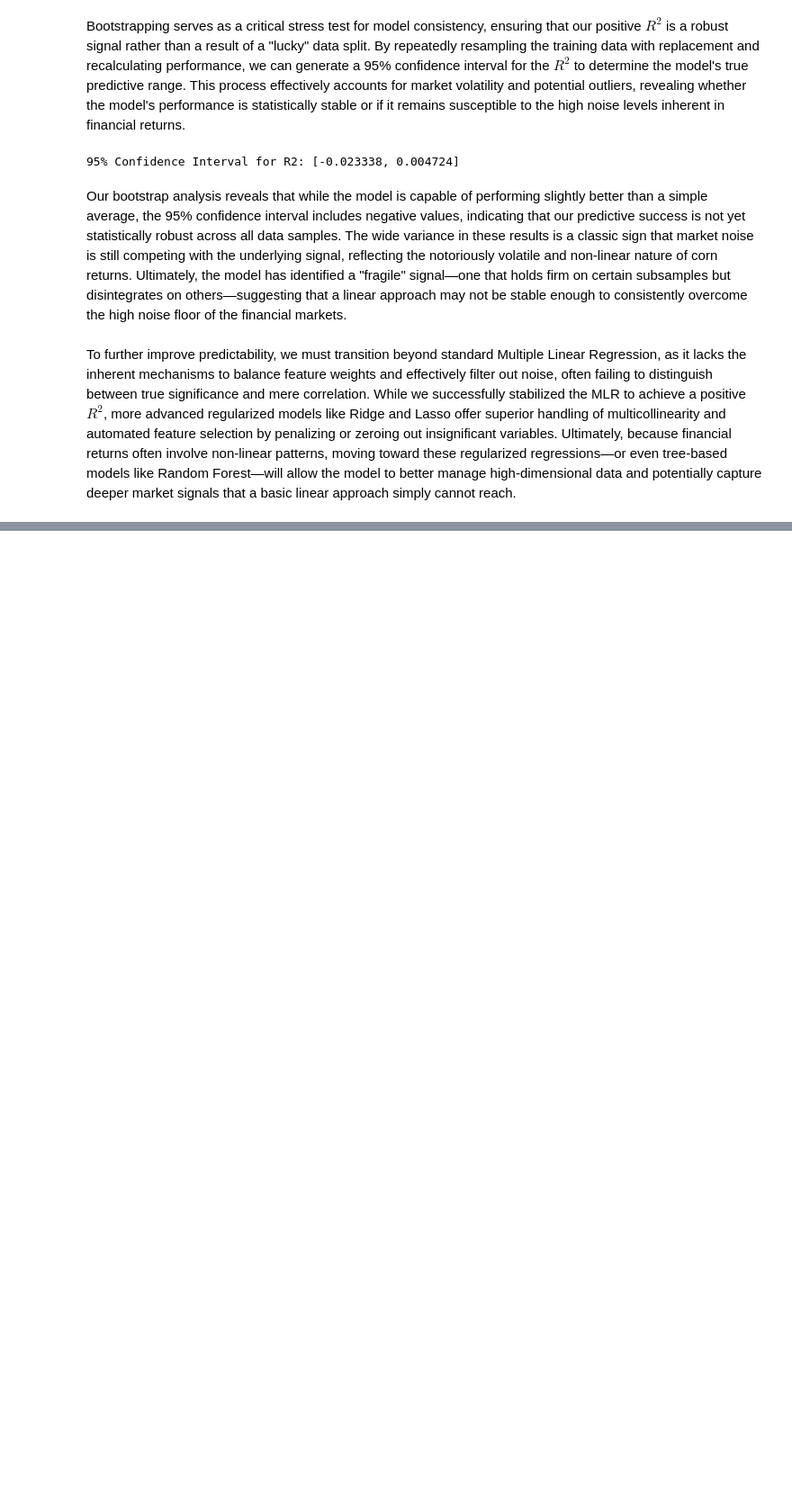
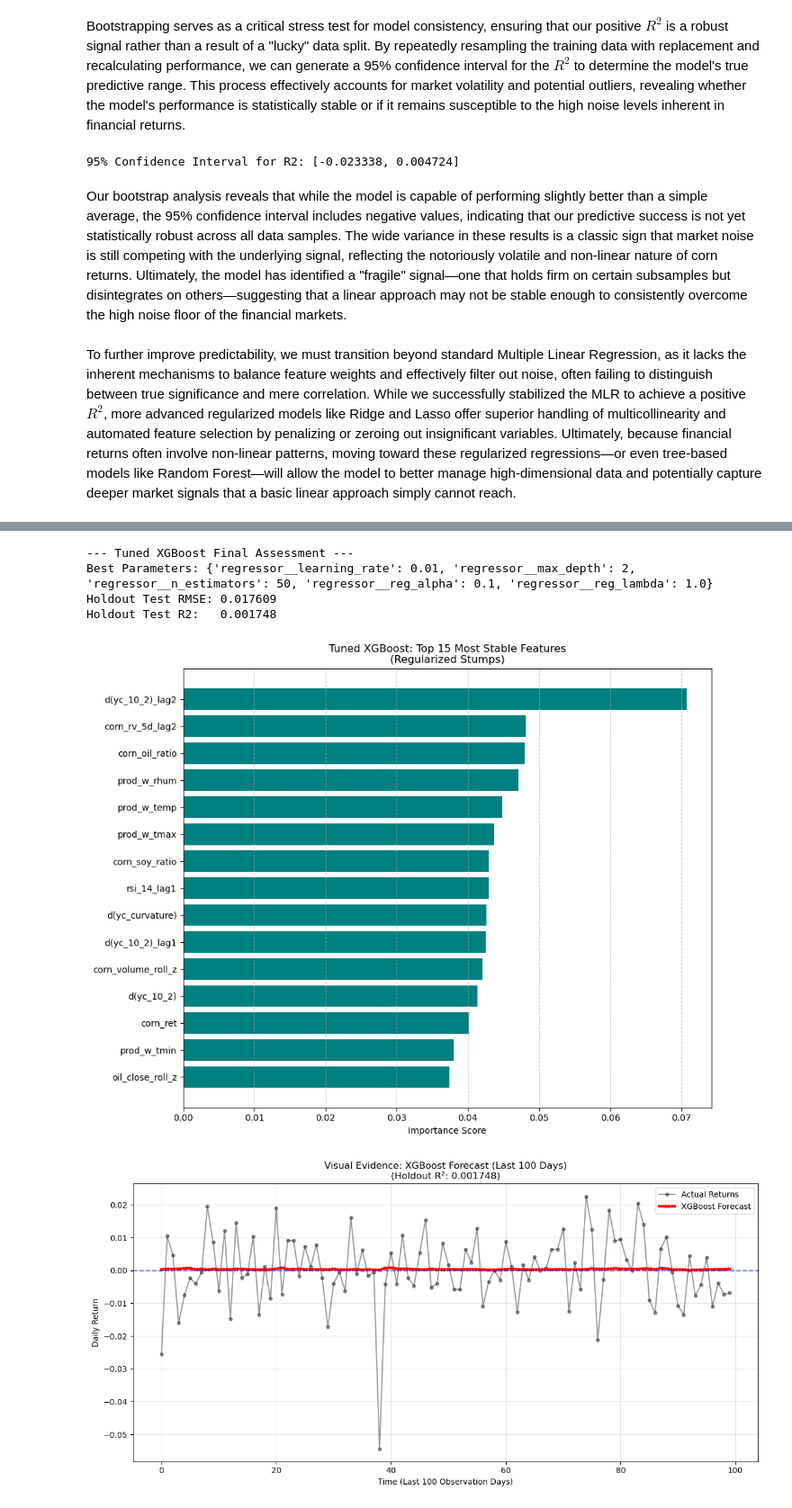
Before and after one commit to aryasalian/ECON-573-Research-Project, a Jupyter notebook: linear_model.ipynb, the cells around one changed output, grey strips where cells are left out. Shown at 90% size. Saved outputs shown, nothing was run; the diff lists cells and outputs as text; code cells hidden in the pictures; blank space fills up the shorter version.

```diff
--- a/linear_model.ipynb
+++ b/linear_model.ipynb
@@ -487,0 +811,58 @@ To further improve predictability, we must transition beyond standard Multiple L
+# %%
+import matplotlib.pyplot as plt
+import pandas as pd
+import numpy as np
+
+# 1. Print the best parameters and results
+print(f"--- Tuned XGBoost Final Assessment ---")
+print(f"Best Parameters: {grid_search_xgb.best_params_}")
+print(f"Holdout Test RMSE: {xgb_final_results['test_rmse']:.6f}")
+print(f"Holdout Test R2:   {xgb_final_results['test_r2']:.6f}")
+
+# 2. Prepare Feature Importance Data
+best_xgb_model = best_xgb.named_steps['regressor']
+ohe_transformer = best_xgb.named_steps['preprocessor'].named_transformers_['cat'].named_steps['onehot']
+cat_feature_names = ohe_transformer.get_feature_names_out(categorical_cols).tolist()
+all_feature_names = numeric_cols + cat_feature_names
+
+importance_df = pd.DataFrame({
+    'Feature': all_feature_names,
+    'Importance': best_xgb_model.feature_importances_
+}).sort_values(by='Importance', ascending=True)
+
+# 3. Generate Predictions
+y_pred_xgb = best_xgb.predict(X_test[feature_cols])
+
+# --- Plot A: Feature Importance ---
+plt.figure(figsize=(10, 8))
+plt.barh(importance_df['Feature'].tail(15), importance_df['Importance'].tail(15), color='teal')
+plt.title('Tuned XGBoost: Top 15 Most Stable Features\n(Regularized Stumps)')
+plt.xlabel('Importance Score')
+plt.grid(axis='x', linestyle='--', alpha=0.7)
+plt.tight_layout()
+plt.show()
+
+# --- Plot B: "Zoomed-In" Prediction vs Actuals ---
+# Define the window size (e.g., the last 100 days)
+window = 100
+
+plt.figure(figsize=(12, 6))
+# We slice the last 'window' days of the test set and predictions
+plt.plot(y_test.values[-window:], label='Actual Returns', color='black', alpha=0.4, marker='o', markersize=4)
+plt.plot(y_pred_xgb[-window:], label='XGBoost Forecast', color='red', linewidth=3, marker='x', markersize=4)
+
+plt.axhline(0, color='blue', linestyle='--', alpha=0.5)
+plt.title(f'Visual Evidence: XGBoost Forecast (Last {window} Days)\n(Holdout R²: {xgb_final_results["test_r2"]:.6f})')
+plt.ylabel('Daily Return')
+plt.xlabel('Time (Last 100 Observation Days)')
+plt.legend()
+plt.grid(True, alpha=0.3)
+plt.tight_layout()
+plt.show()
+# %% [output]
+--- Tuned XGBoost Final Assessment ---
+Best Parameters: {'regressor__learning_rate': 0.01, 'regressor__max_depth': 2, 'regressor__n_estimators': 50, 'regressor__reg_alpha': 0.1, 'regressor__reg_lambda': 1.0}
+Holdout Test RMSE: 0.017609
+Holdout Test R2:   0.001748
+[figure, added]
+[figure, added]
```
Also changed, not shown: parts of 10 cells of this notebook.
